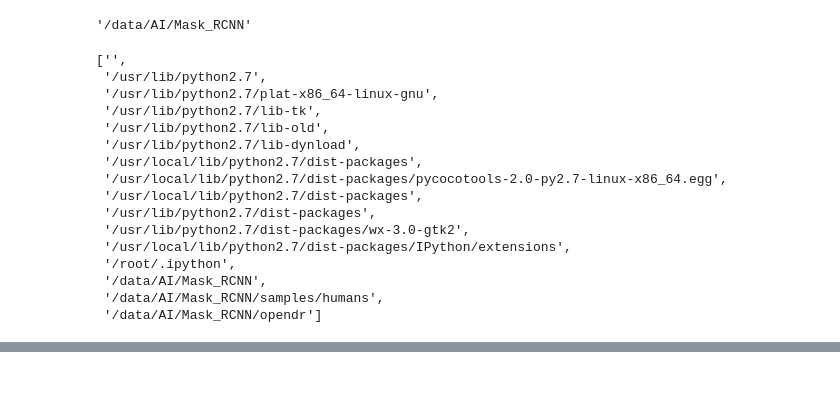
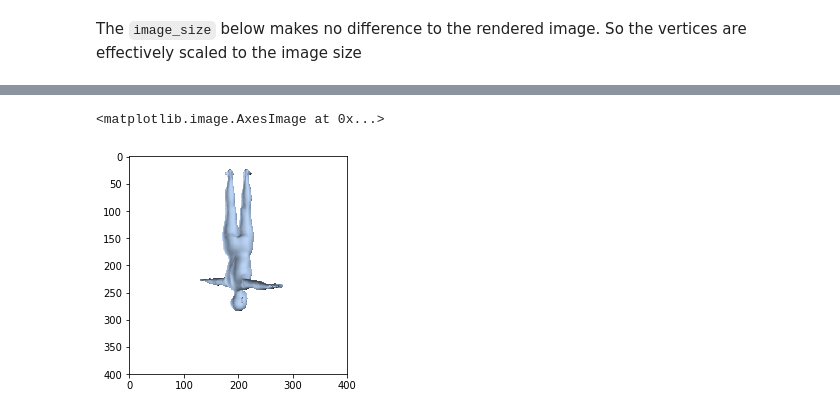
Before and after one commit to chip1967/Mask_RCNN, a Jupyter notebook: samples/humans/notebooks/smpl.ipynb, the cells around one changed output, grey strips where cells are left out. Drawn from its saved outputs; the diff is of its cells as text; code cells hidden in the pictures; blank space fills up the shorter version.

Commit message:
unch of changes with opendr

```diff
--- a/samples/humans/notebooks/smpl.ipynb
+++ b/samples/humans/notebooks/smpl.ipynb
@@ -73,23 +41,0 @@ verts.shape
-# %%
-ROOT_DIR
-# %% [output]
-'/data/AI/Mask_RCNN'
-# %%
-sys.path
-# %% [output]
-['',
- '/usr/lib/python2.7',
- '/usr/lib/python2.7/plat-x86_64-linux-gnu',
- '/usr/lib/python2.7/lib-tk',
- '/usr/lib/python2.7/lib-old',
- '/usr/lib/python2.7/lib-dynload',
- '/usr/local/lib/python2.7/dist-packages',
- '/usr/local/lib/python2.7/dist-packages/pycocotools-2.0-py2.7-linux-x86_64.egg',
- '/usr/local/lib/python2.7/dist-packages',
- '/usr/lib/python2.7/dist-packages',
- '/usr/lib/python2.7/dist-packages/wx-3.0-gtk2',
- '/usr/local/lib/python2.7/dist-packages/IPython/extensions',
- '/root/.ipython',
- '/data/AI/Mask_RCNN',
- '/data/AI/Mask_RCNN/samples/humans',
- '/data/AI/Mask_RCNN/opendr']
@@ -97,0 +42,21 @@ import smpl
+# %%
+offset_val = 4
+offset = [0,0,offset_val]
+pos = np.zeros((1,10), dtype='float32')
+ang = np.zeros((1,72), dtype='float32')
+pos[0,4] = 0.0
+ang[0,10] = 1.0
+verts, joints, Rs = smpl(pos, ang, get_skin=True)
+#tf_cam = tf.convert_to_tensor([cam])
+#p_joints = tf_projection.batch_orth_proj_idrot(joints + offset, tf_cam)
+sess = tf.Session()
+verts, joints, Rs = sess.run([verts, joints, Rs])
+sess.close()
+# %% [markdown]
+The `image_size` below makes no difference to the rendered image. So the vertices are effectively scaled to the image size
+# %%
+image_size = 400
+cam = [1.5*image_size, image_size/2, image_size/2]
+r_verts = renderer(verts[0,:,:] + offset,do_alpha=True, cam=cam, img_size=[image_size,image_size])
+plt.imshow(r_verts)
+# %% [output]
@@ -97,0 +66,2 @@ import smpl
+<matplotlib.image.AxesImage at 0x...>
+[figure, added]
```
Also changed, not shown: parts of 21 cells of this notebook, 4 other files.
